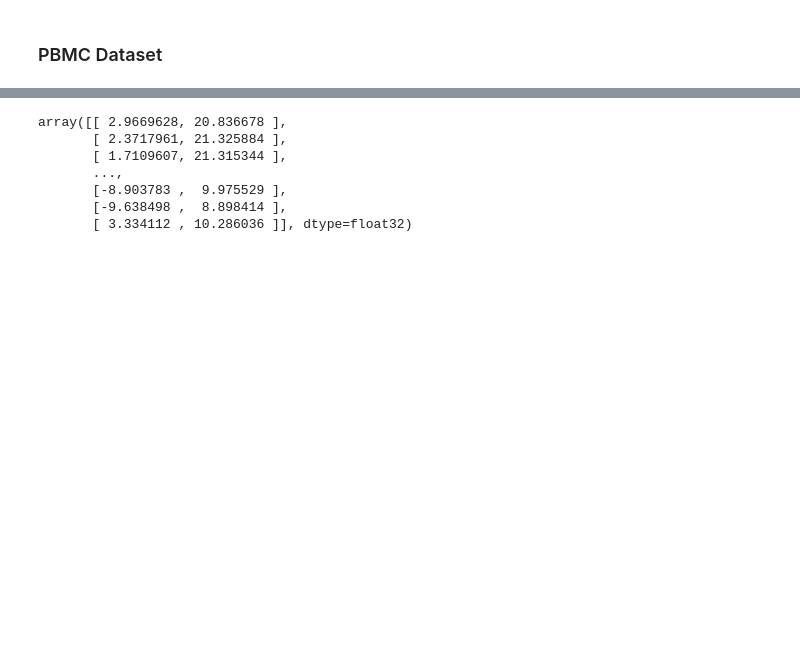
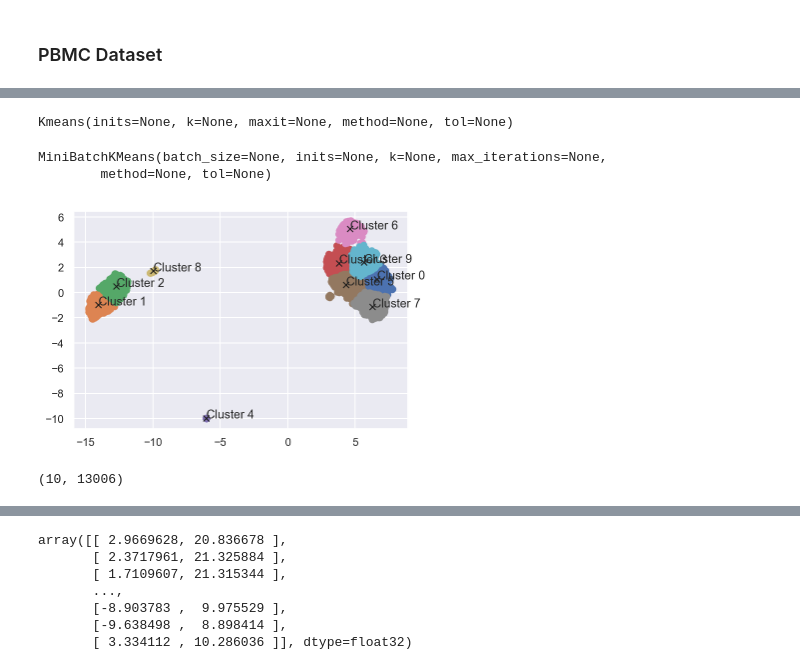
Before and after one commit to datascience-mobi/project-04-group-04, a Jupyter notebook: Analysis sheet.ipynb, the cells around one changed output, grey strips where cells are left out. Drawn from its saved outputs; the diff is of its cells as text; code cells hidden in the pictures; blank space fills up the shorter version.

```diff
--- a/Analysis sheet.ipynb
+++ b/Analysis sheet.ipynb
@@ -736,0 +802,21 @@ pbmc_sorted
+# %%
+kmeans = cl.Kmeans(k=10)
+#kmeans_log = cl.Kmeans(k=8)
+
+kmeans.fit(processed_data)
+#kmeans_log.fit(processed_log_data)
+#kmeans.cluster_centers_
+#kmeans._data
+# %% [output]
+Kmeans(inits=None, k=None, maxit=None, method=None, tol=None)
+# %%
+mb_kmean = cl.MiniBatchKMeans()
+mb_kmean.fit(processed_data)
+# %% [output]
+MiniBatchKMeans(batch_size=None, inits=None, k=None, max_iterations=None,
+        method=None, tol=None)
+# %%
+u.plot(kmeans)
+#u.plot(mb_kmean)
+# %% [output]
+[figure, added]
@@ -736,0 +835,4 @@ pbmc_sorted
+# %%
+final_comparer.shape
+# %% [output]
+(10, 13006)
```
Also changed, not shown: parts of 55 cells of this notebook, 1 other file.
